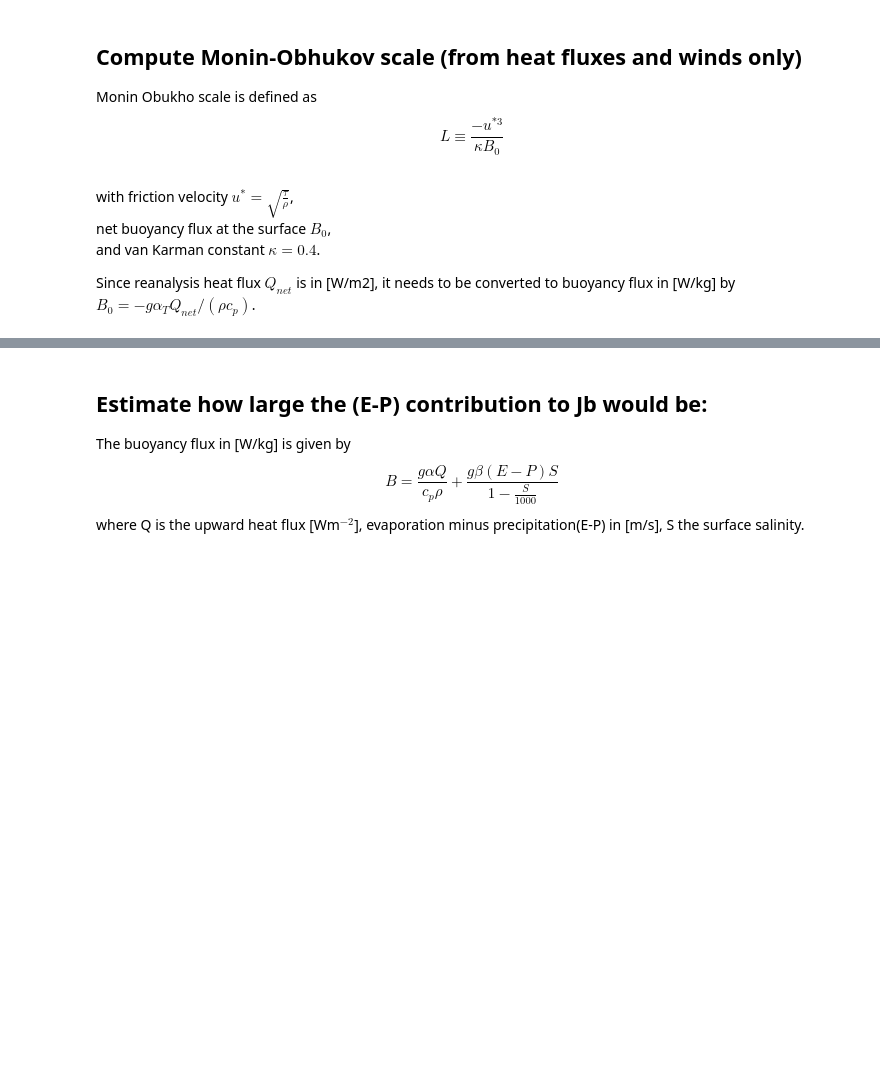
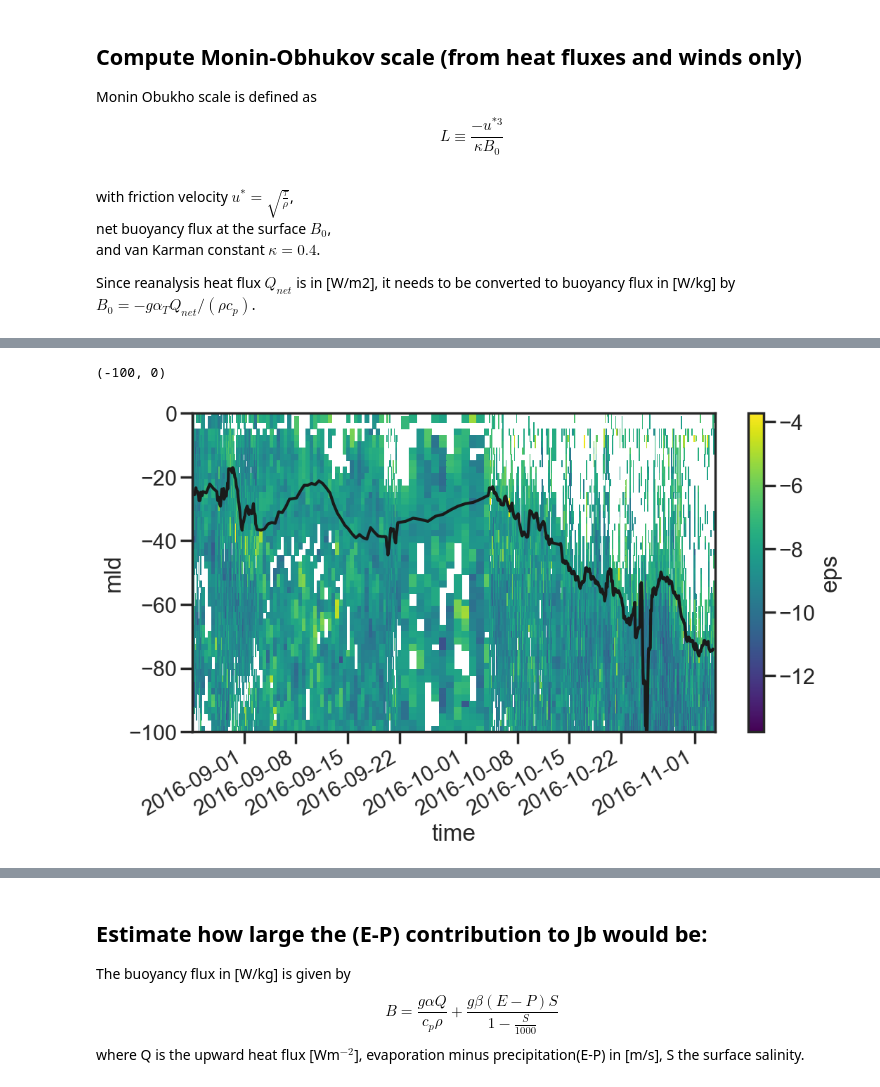
Before and after one commit to sessink/NIW, a Jupyter notebook: notebooks/turbulent_terms.ipynb, the cells around one changed output, grey strips where cells are left out. Cells and saved outputs as stored; diff of their text form; code cells hidden in the pictures; blank space fills up the shorter version.

```diff
--- a/notebooks/turbulent_terms.ipynb
+++ b/notebooks/turbulent_terms.ipynb
@@ -52,0 +171,36 @@ Since reanalysis heat flux $Q_{net}$ is in [W/m2], it needs to be converted to b
+# %%
+raw['S2'] = np.sqrt(raw.dudz**2 + raw.dvdz**2)
+raw['mld'] = ('time', raw.z.where( raw.S2 == raw.S2.max(dim='z')).mean(dim='z').rolling(time=10, center=True).mean())
+# %%
+def first_finite(arr, axis):
+    '''spits out the indices'''
+    mask = arr.notnull()
+    return xr.where(mask.any(axis=axis), mask.argmax(axis=axis), np.nan).fillna(0).astype(int)
+# %%
+def integrate_columns(data,mld):
+    '''
+        Integrate each profile over mixed layer.
+    '''
+    # mld=data.mld
+    data = data.where( (data.z >= mld) )
+    data['z'] = data.z * (-1)
+    array = []
+    for t in range(data.time.size):
+        # TODO: could do better here with simpson's rule
+        if data.isel(time=t).dropna('z').size > 3:
+            array.append(data.isel(time=t).dropna('z').integrate('z'))
+        else:
+            array.append(data.isel(time=t).dropna('z').integrate('z')*np.nan)
+
+    # find zmin observed depth
+    zmin = raw.z[first_finite(raw.eps,0)]
+    return xr.concat(array/(mld-zmin), dim='time')
+# %%
+raw['meps'] = ('time', -integrate_columns(raw.eps, raw.mld))
+# %%
+raw.eps.pipe(np.log10).plot()
+raw.mld.plot(color='k')
+plt.ylim(-100,0)
+# %% [output]
+(-100, 0)
+[figure, added]
```
Also changed, not shown: parts of 19 cells of this notebook, 2 other files.
